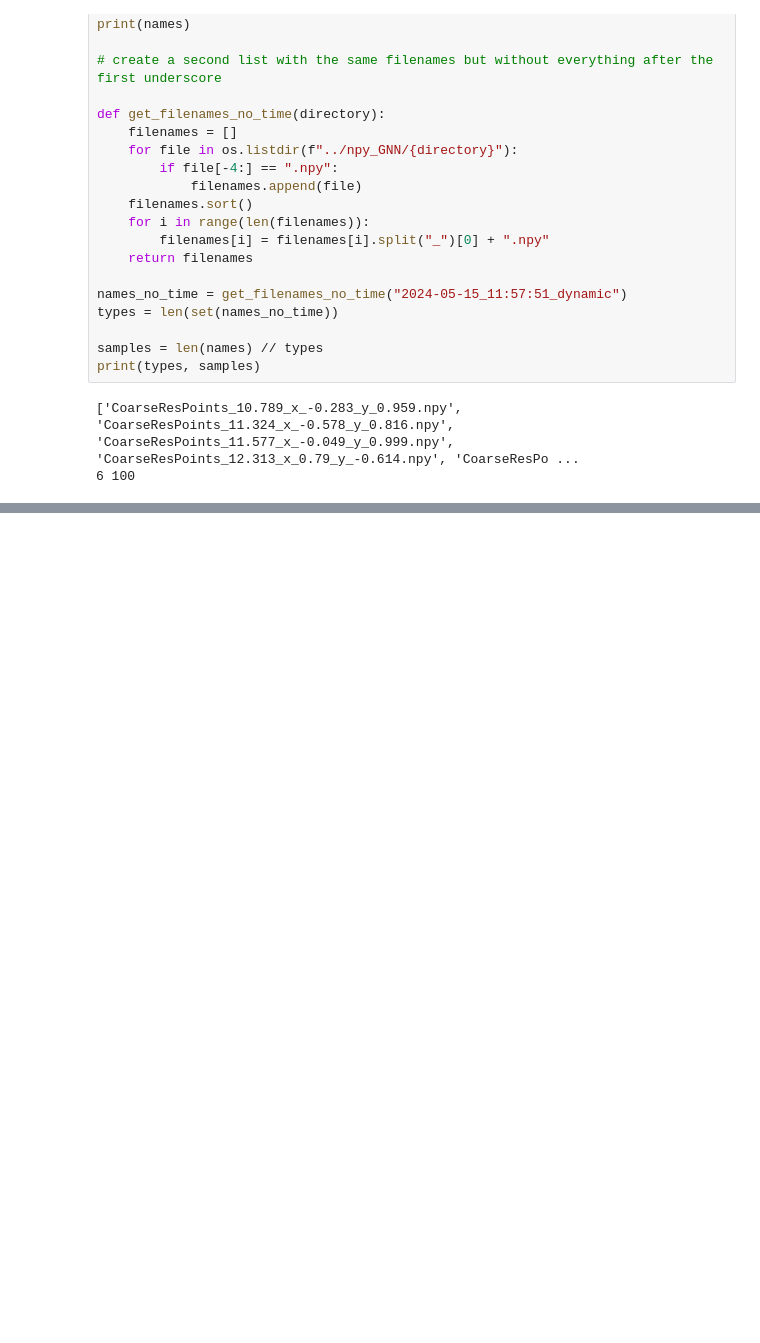
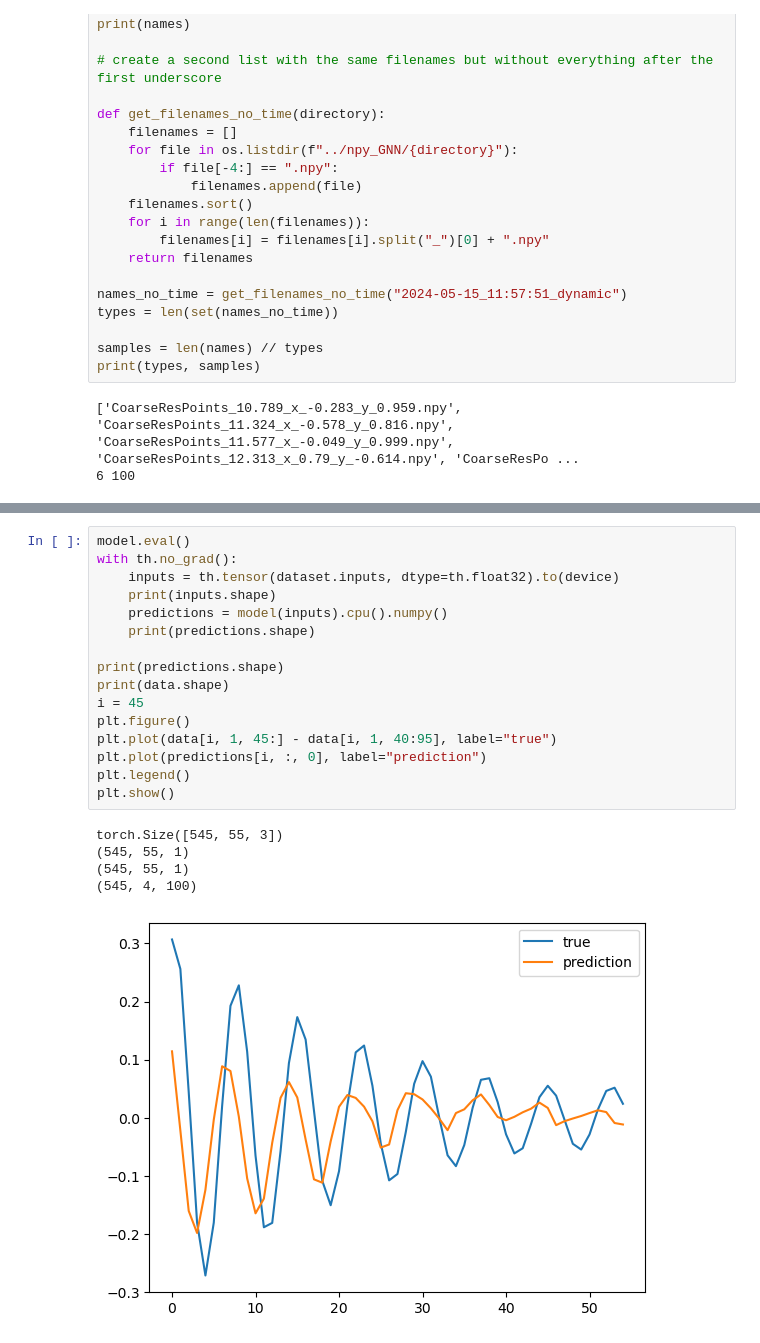
Before and after one commit to itsmebonny/Sofa_Playground, a Jupyter notebook: data_management/GNN_testing.ipynb, the cells around one changed output, grey strips where cells are left out. Saved outputs shown, nothing was run; the diff lists cells and outputs as text; blank space fills up the shorter version.

```diff
--- a/data_management/GNN_testing.ipynb
+++ b/data_management/GNN_testing.ipynb
@@ -358 +449,23 @@ Early stopping
+# %%
+model.eval()
+with th.no_grad():
+    inputs = th.tensor(dataset.inputs, dtype=th.float32).to(device)
+    print(inputs.shape)
+    predictions = model(inputs).cpu().numpy()
+    print(predictions.shape)
+
+print(predictions.shape)
+print(data.shape)
+i = 45
+plt.figure()
+plt.plot(data[i, 1, 45:] - data[i, 1, 40:95], label="true")
+plt.plot(predictions[i, :, 0], label="prediction")
+plt.legend()
+plt.show()
+# %% [output]
+torch.Size([545, 55, 3])
+(545, 55, 1)
+(545, 55, 1)
+(545, 4, 100)
+[figure, added]
 # %%
```
Also changed, not shown: parts of 16 cells of this notebook, 7 other files.
